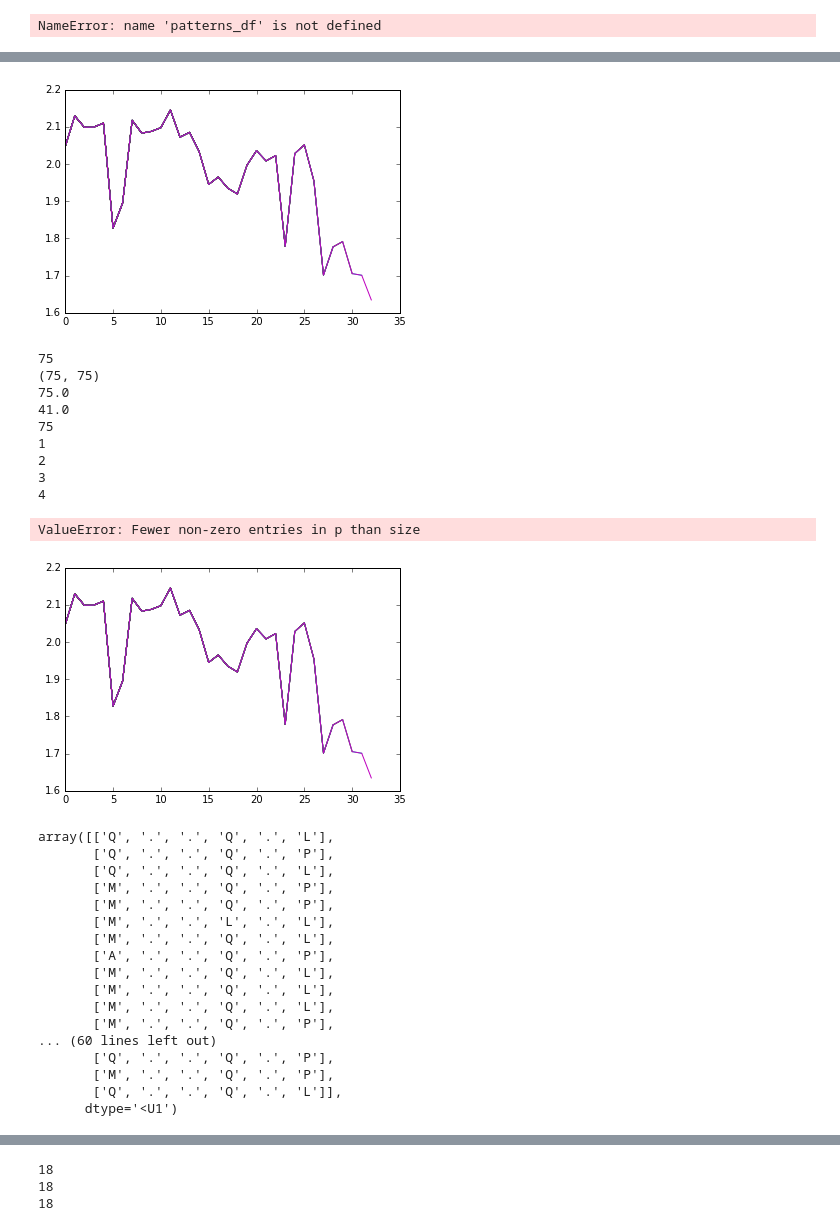
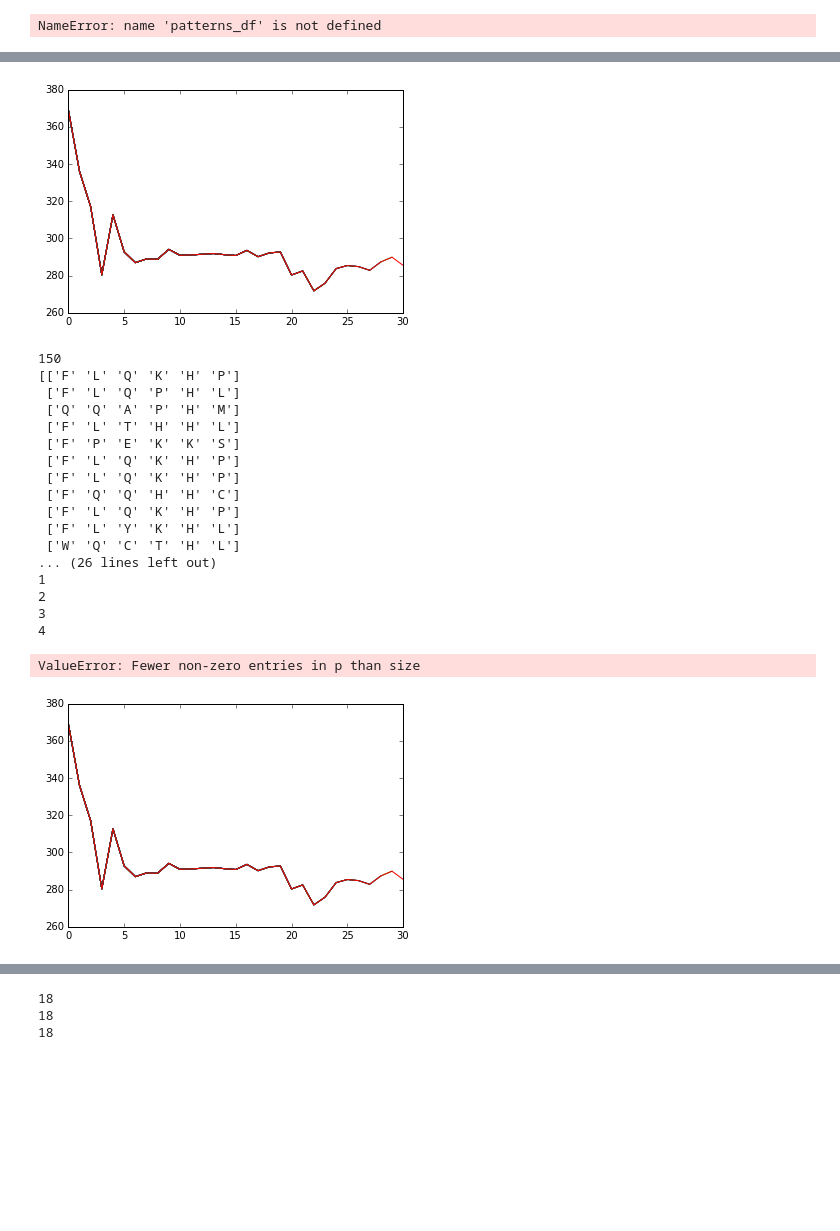
Before and after one commit to Markusli/text_algorithms, a Jupyter notebook: Untitled.ipynb, the cells around one changed output, grey strips where cells are left out. Saved outputs shown, nothing was run; the diff lists cells and outputs as text; code cells hidden in the pictures; blank space fills up the shorter version.

Commit message:
Töötav variant. Crossover sees veel

```diff
--- a/Untitled.ipynb
+++ b/Untitled.ipynb
@@ -375,19 +375,18 @@ ValueError: Fewer non-zero entries in p than size
 # %%
 individuals = [list(x) for x in candidates if len(x) == 6]
-
-CANDIDATES = 100
-GENERATIONS = 100
+initial_individuals = individuals[:]
+CANDIDATES = 175
+GENERATIONS = 50
 FILE_LENGTH = df.shape[0]
-MISMATCHES = '2'
+MISMATCHES = '1'
 ALPHABET = 'GPAVLIMCFYWHKRQNEDST'
 scores = []
-keepBest = 0.1
-keepOld = 0.35
-howManyToMutate = 0.02
+keepBest = 0.15
+keepOld = 0.40
+howManyToMutate = 0.25
 similarityThreshold = 0.8
 
 with Parallel(n_jobs=3) as parallel:
-
     individualsKept = np.ones(len(individuals))
     newIndividuals = np.ones(len(individuals))
     matches = np.zeros(len(individuals))
@@ -447,6 +446,7 @@ with Parallel(n_jobs=3) as parallel:
         fitnesses =  matchesScore + complexityScore + similarityScore
 
         individualsKept = np.zeros(len(individuals))
+        #individualsKept = np.ones(len(individuals))
         newIndividuals = np.zeros(len(individuals))
 
         #idx_next_gen = fitnesses>np.mean(fitnesses)
@@ -454,6 +454,7 @@ with Parallel(n_jobs=3) as parallel:
         weigths = weigths/weigths.sum()
         #goodEnough = individuals[idx_next_gen]
         print(4)
+
 
         kept = max([keepBest*CANDIDATES, keepBest*len(individuals)])
         indicesToKeep = np.argsort(weigths)[::-1][:kept]
@@ -472,69 +473,56 @@ with Parallel(n_jobs=3) as parallel:
             indicePairs.append((i1,i2))
             individualsKept[[i1,i2]] = 1
             #if np.sum(individualsKept) > max([0.45*CANDIDATES, 0.45*len(individuals)]):
             #    individualsKept[[i1,i2]] = 0
             #    indicePairs = indicePairs[:-1]
         print(6)
 
         for indicePair in indicePairs:
             c1=individuals[indicePair[0]]
             c2=individuals[indicePair[1]]
             indices = np.argsort(individualsKept)[:2]
             individualsKept[indices] = 1
-            individuals[indices] = crossover(c1, c2)
+            individuals[indices] = crossover_at_index(c1, c2)
             newIndividuals[indices] = 1
         print(7)
 
+
         indicesToMutate = np.random.choice(np.argsort(individualsKept)[:np.sum(individualsKept)][::-1], howManyToMutate*len(individuals))
-
+        print(len(individuals))
+        #indicesToMutate = np.random.choice(range(len(individuals)), howManyToMutate*len(individuals))
         print(indicesToMutate)
         print(individuals[indicesToMutate])
         individuals[indicesToMutate] = [mutate(x) for x in individuals[indicesToMutate]]
         newIndividuals[indicesToMutate] = 1
         print(8)
 
-        current_score = np.mean(fitnesses)#calculated based on old population
+        current_score = np.sum(fitnesses)#calculated based on old population
         scores.append(current_score)
         #if iteration % 10 == 0:
         pl.plot(list(range(len(scores))),scores)
         display.clear_output(wait=True)
         display.display(pl.gcf())
         print(len(individuals))
-        print(similarityMatrix.shape)
-        print(np.sum(individualsKept))
-        print(np.sum(newIndividuals))
-        print(np.sum((newIndividuals == 1) | (individualsKept == 1)))
+        print(individuals[indicesToMutate])
         time.sleep(1.0)
 # %% [output]
-[figure, old version]
+[figure, new version]
-75
-(75, 75)
-75.0
-41.0
-75
+150
+[['F' 'L' 'Q' 'K' 'H' 'P']
+ ['F' 'L' 'Q' 'P' 'H' 'L']
+ ['Q' 'Q' 'A' 'P' 'H' 'M']
+ ['F' 'L' 'T' 'H' 'H' 'L']
+ ['F' 'P' 'E' 'K' 'K' 'S']
+ ['F' 'L' 'Q' 'K' 'H' 'P']
+ ['F' 'L' 'Q' 'K' 'H' 'P']
+ ['F' 'Q' 'Q' 'H' 'H' 'C']
+ ['F' 'L' 'Q' 'K' 'H' 'P']
+ ['F' 'L' 'Y' 'K' 'H' 'L']
+ ['W' 'Q' 'C' 'T' 'H' 'L']
+... (26 lines left out)
 1
 2
 3
 4
 ValueError: Fewer non-zero entries in p than size
-[figure, old version]
+[figure, new version]
-# %%
-individuals
-# %% [output]
-array([['Q', '.', '.', 'Q', '.', 'L'],
-       ['Q', '.', '.', 'Q', '.', 'P'],
-       ['Q', '.', '.', 'Q', '.', 'L'],
-       ['M', '.', '.', 'Q', '.', 'P'],
-       ['M', '.', '.', 'Q', '.', 'P'],
-       ['M', '.', '.', 'L', '.', 'L'],
-       ['M', '.', '.', 'Q', '.', 'L'],
-       ['A', '.', '.', 'Q', '.', 'P'],
-       ['M', '.', '.', 'Q', '.', 'L'],
-       ['M', '.', '.', 'Q', '.', 'L'],
-       ['M', '.', '.', 'Q', '.', 'L'],
-       ['M', '.', '.', 'Q', '.', 'P'],
-... (60 lines left out)
-       ['Q', '.', '.', 'Q', '.', 'P'],
-       ['M', '.', '.', 'Q', '.', 'P'],
-       ['Q', '.', '.', 'Q', '.', 'L']],
-      dtype='<U1')
```
Also changed, not shown: parts of 4 cells of this notebook.
